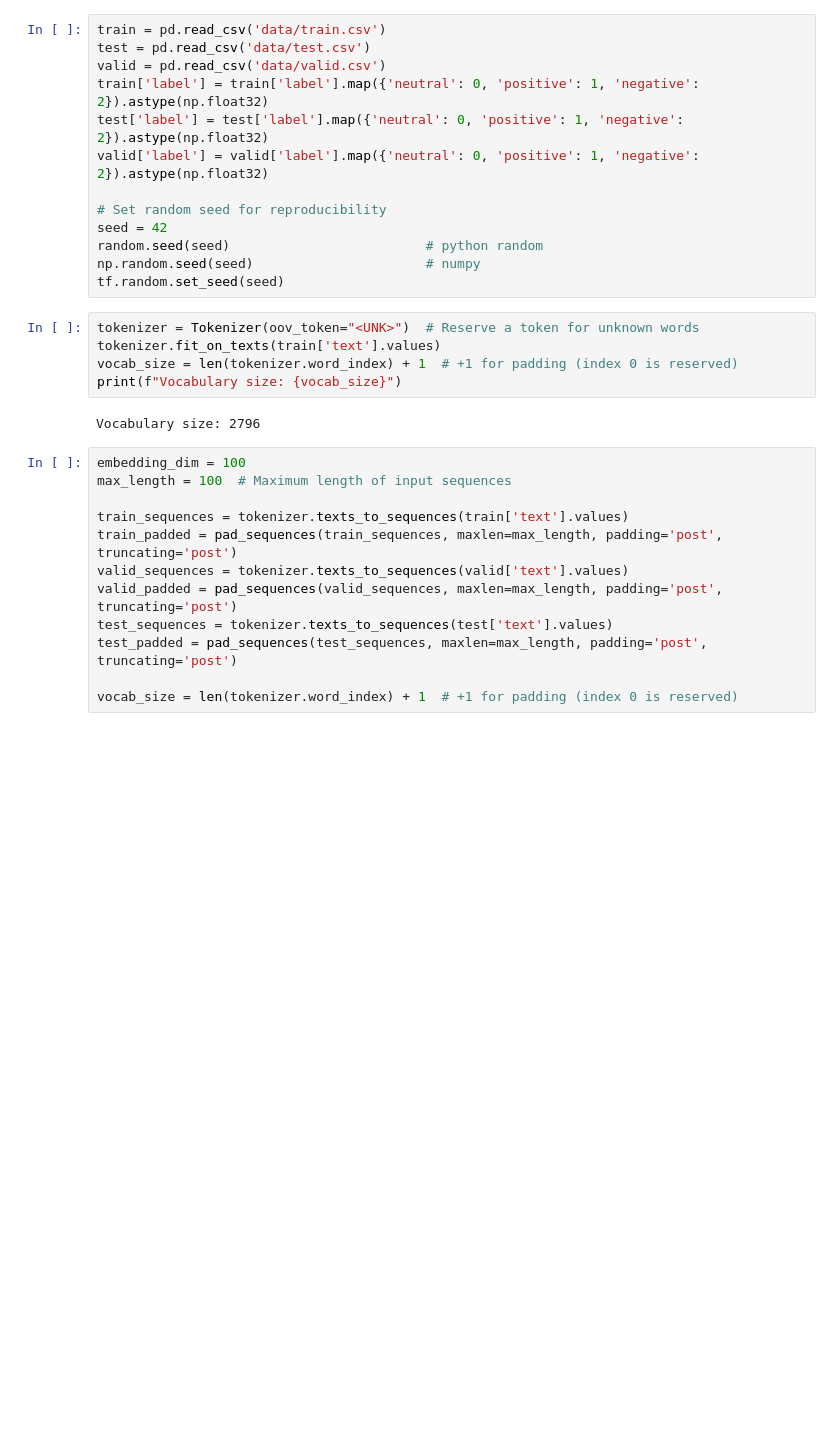
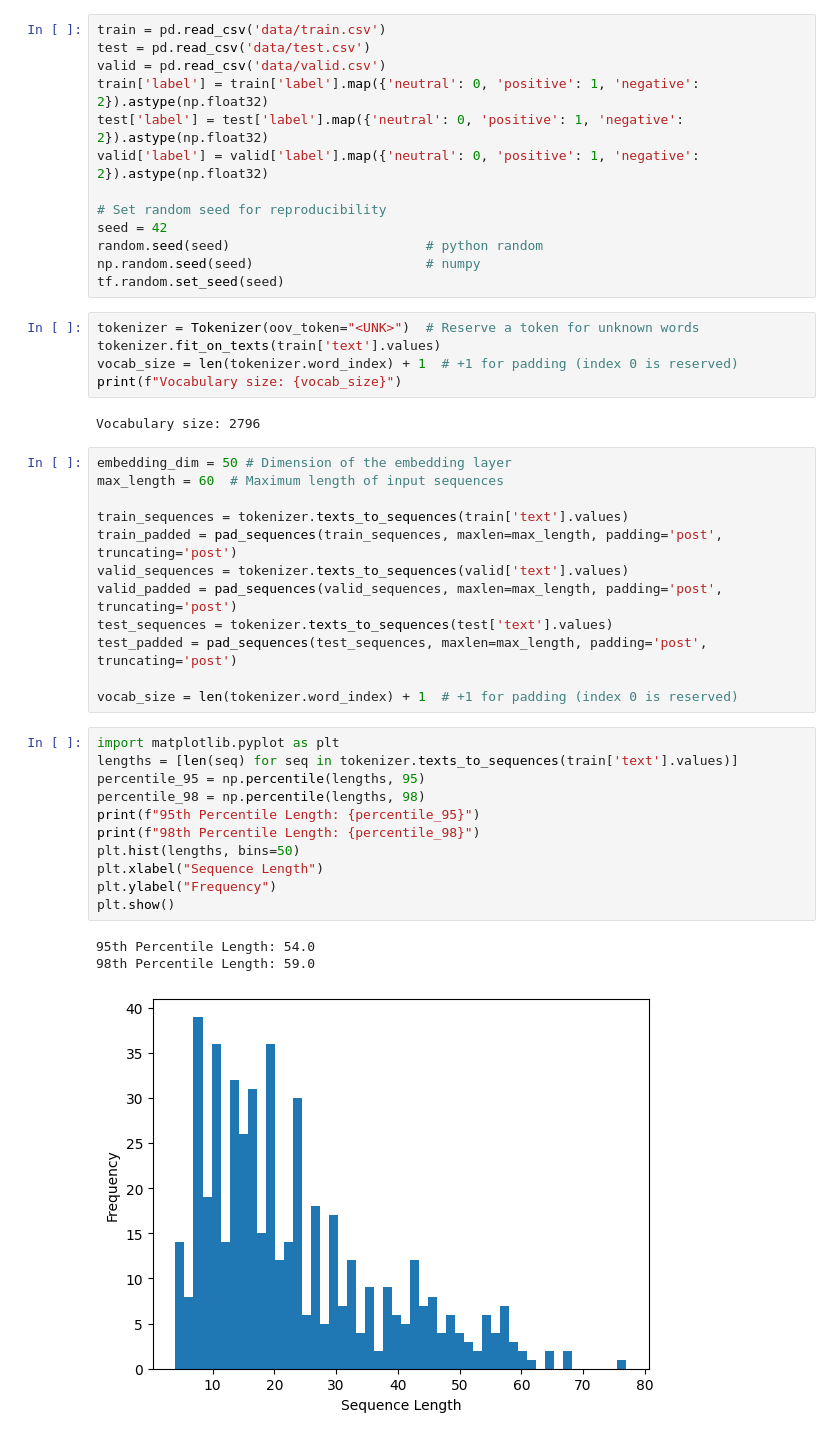
Before and after one commit to ImanuelSG/IF3270---CNN-RNN---50, a Jupyter notebook: src/trainLSTM.ipynb, the cells around one changed output. Cells and saved outputs as stored; diff of their text form; blank space fills up the shorter version.

Commit message:
feat: train lstm

```diff
--- a/src/trainLSTM.ipynb
+++ b/src/trainLSTM.ipynb
@@ -47,8 +49,8 @@ print(f"Vocabulary size: {vocab_size}")
 # %% [output]
 Vocabulary size: 2796
 # %%
-embedding_dim = 100
-max_length = 100  # Maximum length of input sequences
+embedding_dim = 50 # Dimension of the embedding layer
+max_length = 60  # Maximum length of input sequences
 
 train_sequences = tokenizer.texts_to_sequences(train['text'].values)
 train_padded = pad_sequences(train_sequences, maxlen=max_length, padding='post', truncating='post')
@@ -58,3 +60,18 @@ test_sequences = tokenizer.texts_to_sequences(test['text'].values)
 test_padded = pad_sequences(test_sequences, maxlen=max_length, padding='post', truncating='post')
 
 vocab_size = len(tokenizer.word_index) + 1  # +1 for padding (index 0 is reserved)
+# %%
+import matplotlib.pyplot as plt
+lengths = [len(seq) for seq in tokenizer.texts_to_sequences(train['text'].values)]
+percentile_95 = np.percentile(lengths, 95)
+percentile_98 = np.percentile(lengths, 98)
+print(f"95th Percentile Length: {percentile_95}")
+print(f"98th Percentile Length: {percentile_98}")
+plt.hist(lengths, bins=50)
+plt.xlabel("Sequence Length")
+plt.ylabel("Frequency")
+plt.show()
+# %% [output]
+95th Percentile Length: 54.0
+98th Percentile Length: 59.0
+[figure, added]
```
Also changed, not shown: parts of 42 cells of this notebook.
